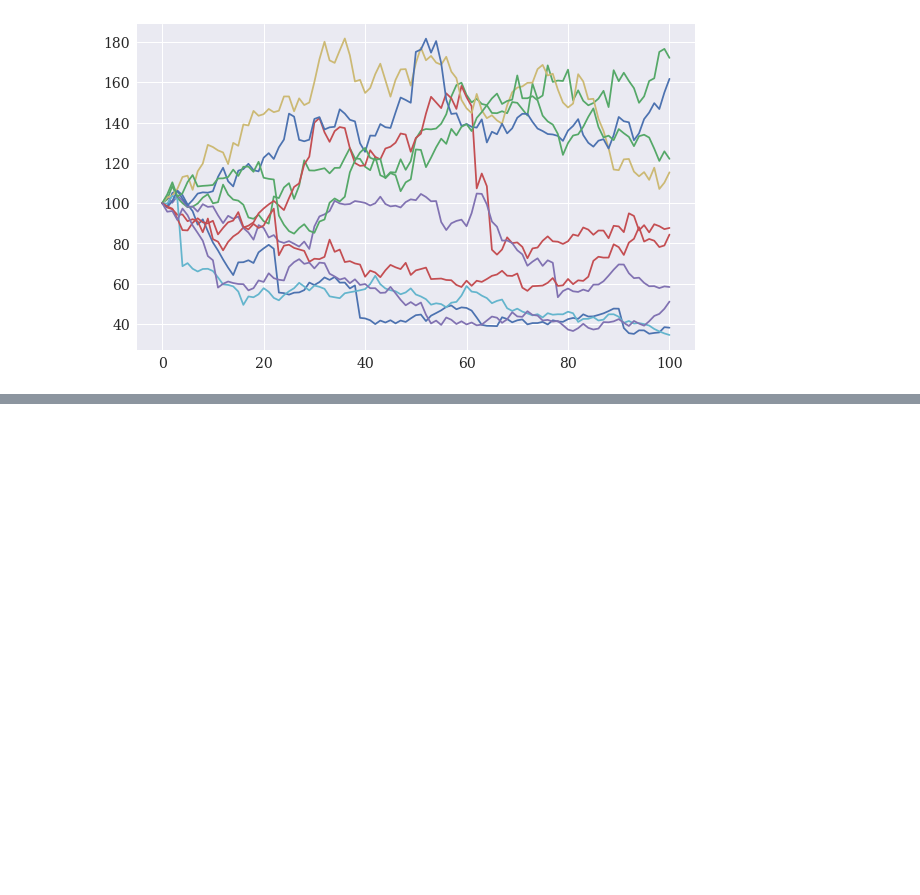
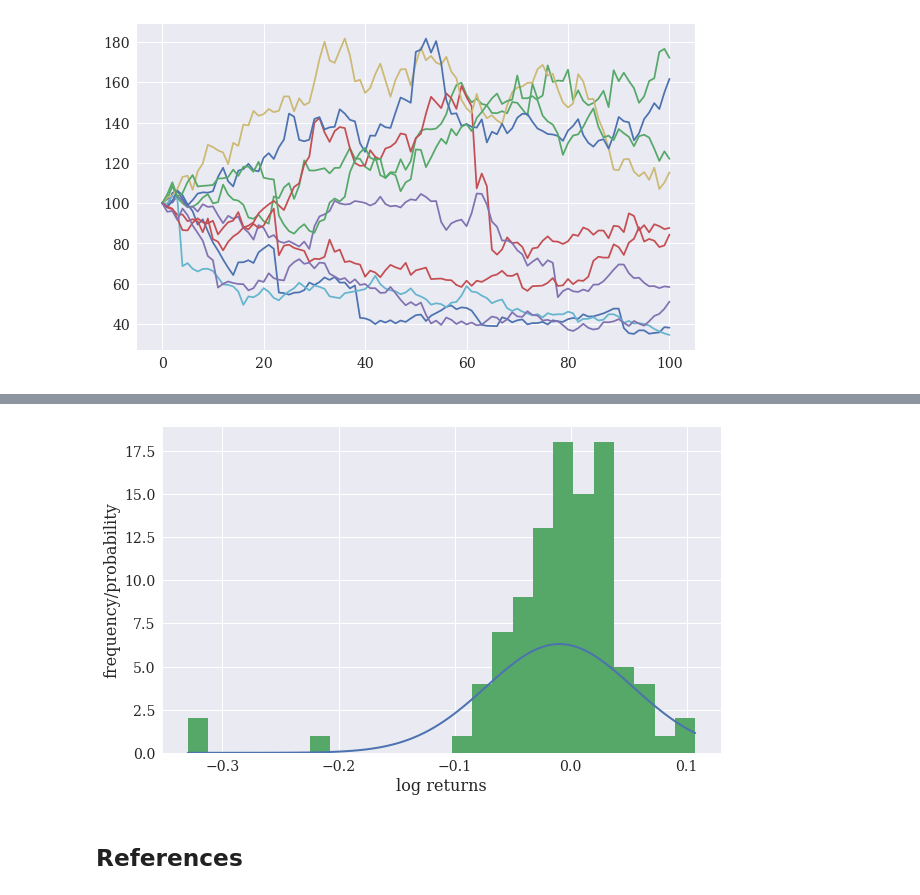
Before and after one commit to mateomarks/Computational-Finance, a Jupyter notebook: 03 Jump Model.ipynb, the cells around one changed output, grey strips where cells are left out. Saved outputs shown, nothing was run; the diff lists cells and outputs as text; code cells hidden in the pictures; blank space fills up the shorter version.

Commit message:
add histogram

```diff
--- a/03 Jump Model.ipynb
+++ b/03 Jump Model.ipynb
@@ -86,3 +87,6 @@ plt.figure(figsize=(10, 6))
 plt.plot(S);
 # %% [output]
 [figure]
+# %%
+S = pd.DataFrame(S)
+S.head()
@@ -88,0 +100,22 @@ plt.plot(S);
+# %%
+returns = np.log(S / S.shift(1)).dropna()
+# %%
+def dN(x,mu,sigma):
+    '''Probability density function of a normal
+    random variable
+    '''
+    z = (x - mu) / sigma
+    pdf=np.exp(-0.5 * z ** 2) / math.sqrt(2 * math.pi * sigma ** 2)
+    return pdf
+
+plt.figure(figsize=(10,6))
+x = np.linspace(min(returns[0]), max(returns[0]), 100)
+y = dN(x, np.mean(returns[0]), np.std(returns[0]))
+plt.plot(x, y, linewidth = 2)
+plt.hist(np.array(returns[0]), bins=25)
+plt.xlabel('log returns')
+plt.ylabel('frequency/probability');
+# %% [output]
+[figure, added]
+# %% [markdown]
+## References
```
Also changed, not shown: parts of 4 cells of this notebook.
